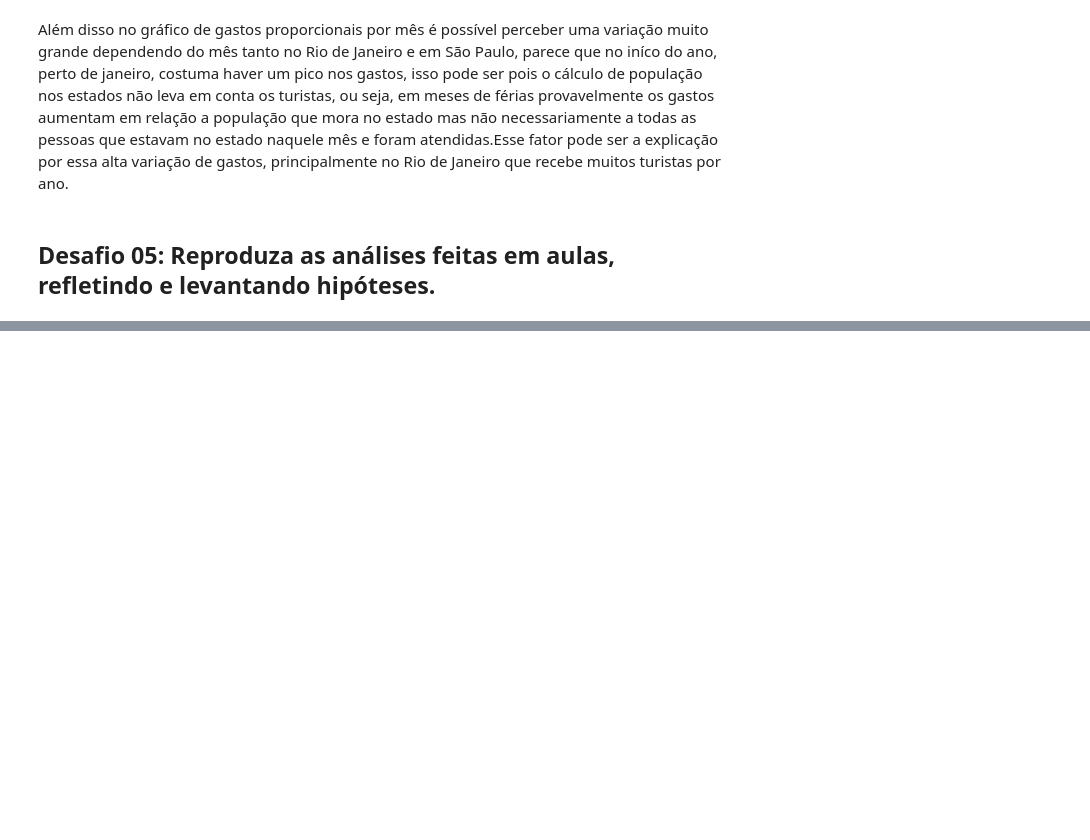
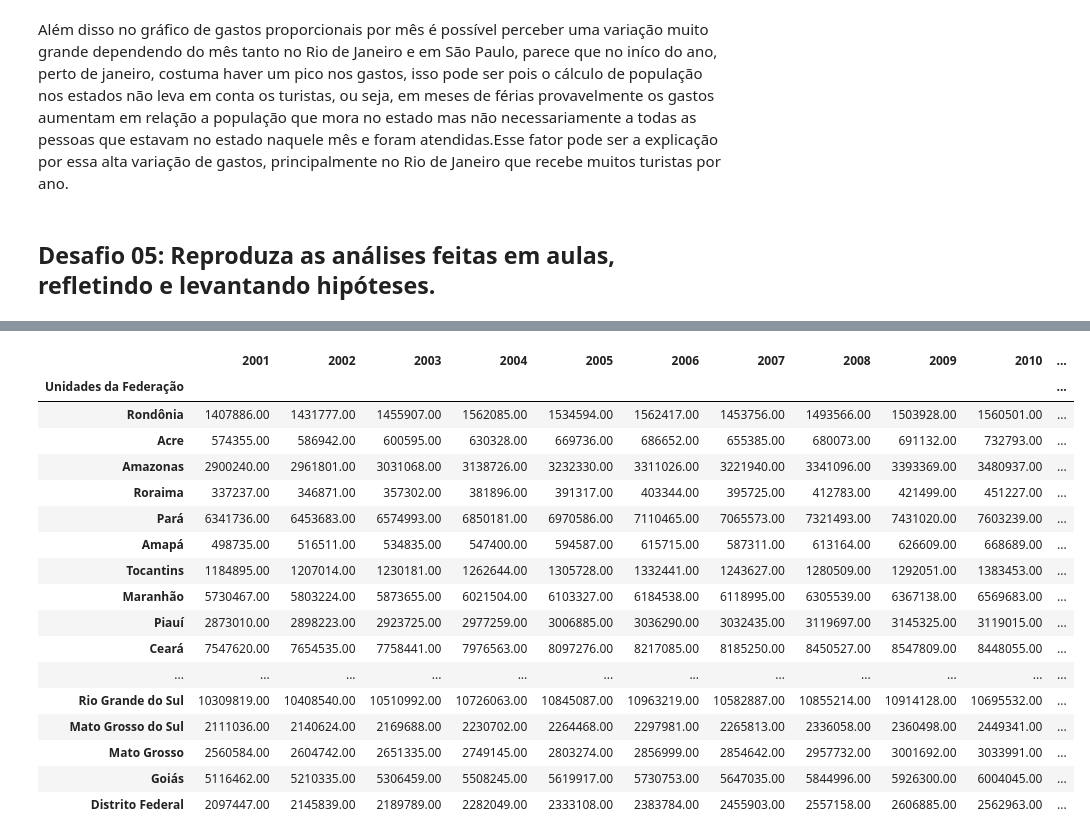
Before and after one commit to PedroHCAlmeida/Bootcamp_alura, a Jupyter notebook: Modulo_1/notebooks/Aula_5.ipynb, the cells around one changed output, grey strips where cells are left out. Saved outputs shown, nothing was run; the diff lists cells and outputs as text; code cells hidden in the pictures; blank space fills up the shorter version.

```diff
--- a/Modulo_1/notebooks/Aula_5.ipynb
+++ b/Modulo_1/notebooks/Aula_5.ipynb
@@ -399,0 +404,29 @@ Além disso no gráfico de gastos proporcionais por mês é possível perceber u
+# %%
+dados_pop = dados_pop.drop([0,1])
+# %%
+index_drop = [i for i in range(2,len(dados_pop)) if re.match(r'Região.*',dados_pop.loc[i,'Unidades da Federação'])]
+# %%
+dados_pop = dados_pop.drop(index=index_drop)
+# %%
+dados_pop = dados_pop.set_index('Unidades da Federação')
+# %%
+dados_pop
+# %% [output]
+|  | 2001 | 2002 | 2003 | 2004 | 2005 | 2006 | 2007 | 2008 | 2009 | 2010 | ... |
+| Unidades da Federação |  |  |  |  |  |  |  |  |  |  | ... |
+| Rondônia | 1407886.00 | 1431777.00 | 1455907.00 | 1562085.00 | 1534594.00 | 1562417.00 | 1453756.00 | 1493566.00 | 1503928.00 | 1560501.00 | ... |
+| Acre | 574355.00 | 586942.00 | 600595.00 | 630328.00 | 669736.00 | 686652.00 | 655385.00 | 680073.00 | 691132.00 | 732793.00 | ... |
+| Amazonas | 2900240.00 | 2961801.00 | 3031068.00 | 3138726.00 | 3232330.00 | 3311026.00 | 3221940.00 | 3341096.00 | 3393369.00 | 3480937.00 | ... |
+| Roraima | 337237.00 | 346871.00 | 357302.00 | 381896.00 | 391317.00 | 403344.00 | 395725.00 | 412783.00 | 421499.00 | 451227.00 | ... |
+| Pará | 6341736.00 | 6453683.00 | 6574993.00 | 6850181.00 | 6970586.00 | 7110465.00 | 7065573.00 | 7321493.00 | 7431020.00 | 7603239.00 | ... |
+| Amapá | 498735.00 | 516511.00 | 534835.00 | 547400.00 | 594587.00 | 615715.00 | 587311.00 | 613164.00 | 626609.00 | 668689.00 | ... |
+| Tocantins | 1184895.00 | 1207014.00 | 1230181.00 | 1262644.00 | 1305728.00 | 1332441.00 | 1243627.00 | 1280509.00 | 1292051.00 | 1383453.00 | ... |
+| Maranhão | 5730467.00 | 5803224.00 | 5873655.00 | 6021504.00 | 6103327.00 | 6184538.00 | 6118995.00 | 6305539.00 | 6367138.00 | 6569683.00 | ... |
+| Piauí | 2873010.00 | 2898223.00 | 2923725.00 | 2977259.00 | 3006885.00 | 3036290.00 | 3032435.00 | 3119697.00 | 3145325.00 | 3119015.00 | ... |
+| Ceará | 7547620.00 | 7654535.00 | 7758441.00 | 7976563.00 | 8097276.00 | 8217085.00 | 8185250.00 | 8450527.00 | 8547809.00 | 8448055.00 | ... |
+| ... | ... | ... | ... | ... | ... | ... | ... | ... | ... | ... | ... |
+| Rio Grande do Sul | 10309819.00 | 10408540.00 | 10510992.00 | 10726063.00 | 10845087.00 | 10963219.00 | 10582887.00 | 10855214.00 | 10914128.00 | 10695532.00 | ... |
+| Mato Grosso do Sul | 2111036.00 | 2140624.00 | 2169688.00 | 2230702.00 | 2264468.00 | 2297981.00 | 2265813.00 | 2336058.00 | 2360498.00 | 2449341.00 | ... |
+| Mato Grosso | 2560584.00 | 2604742.00 | 2651335.00 | 2749145.00 | 2803274.00 | 2856999.00 | 2854642.00 | 2957732.00 | 3001692.00 | 3033991.00 | ... |
+| Goiás | 5116462.00 | 5210335.00 | 5306459.00 | 5508245.00 | 5619917.00 | 5730753.00 | 5647035.00 | 5844996.00 | 5926300.00 | 6004045.00 | ... |
+| Distrito Federal | 2097447.00 | 2145839.00 | 2189789.00 | 2282049.00 | 2333108.00 | 2383784.00 | 2455903.00 | 2557158.00 | 2606885.00 | 2562963.00 | ... |
```
Also changed, not shown: parts of 14 cells of this notebook, 1 other file.
